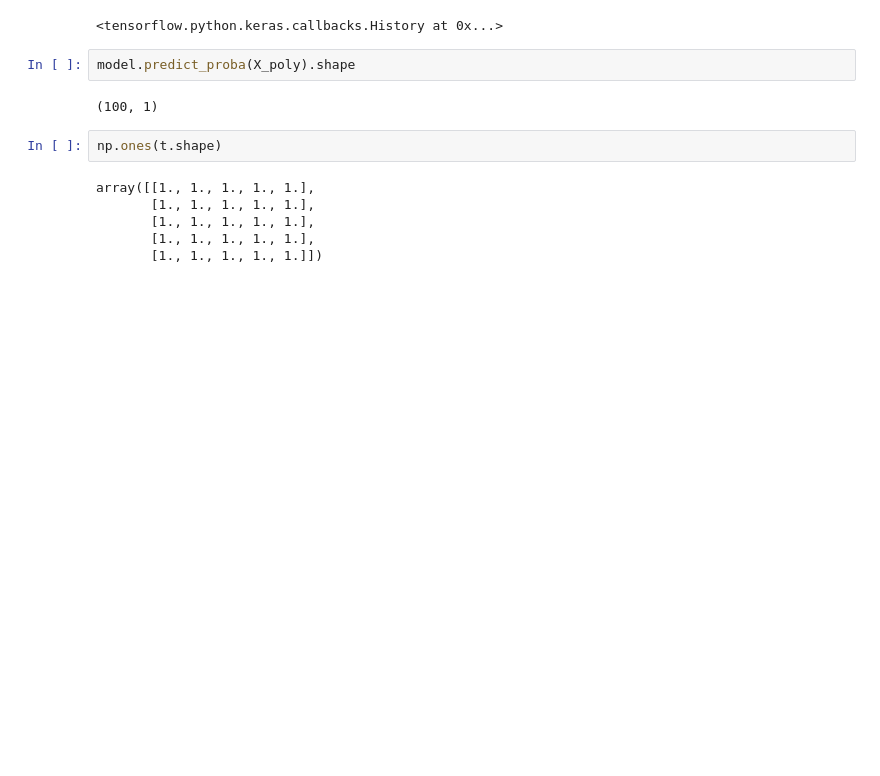
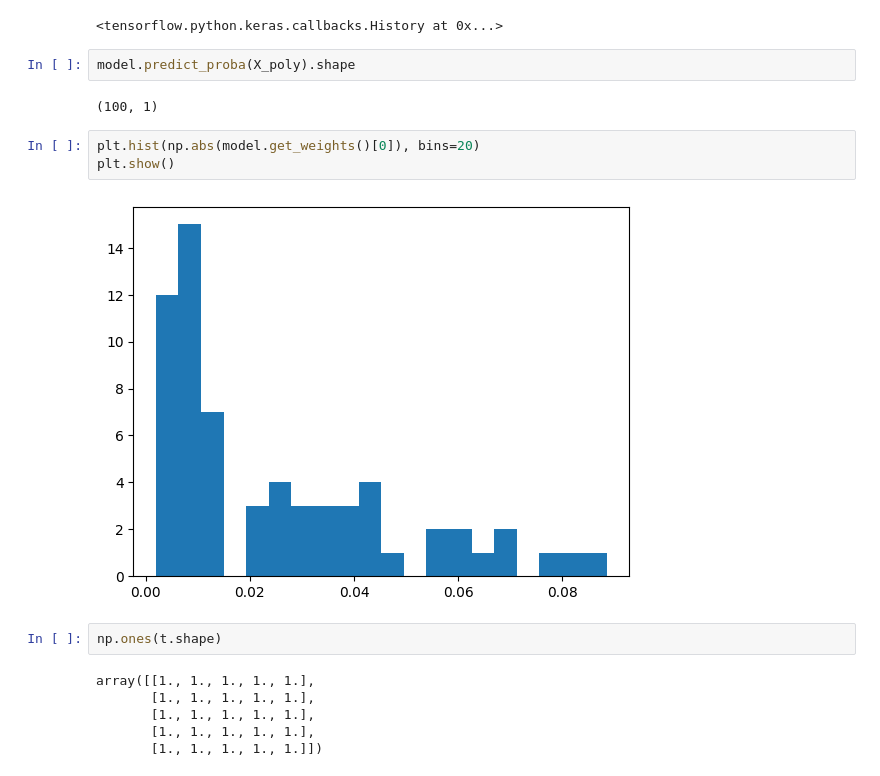
Before and after one commit to lab-ml-itba/regresion-logistica-Keras, a Jupyter notebook: 02-LR-Feat-Eng-overfitting.ipynb, the cells around one changed output. Cells and saved outputs as stored; diff of their text form; blank space fills up the shorter version.

```diff
--- a/02-LR-Feat-Eng-overfitting.ipynb
+++ b/02-LR-Feat-Eng-overfitting.ipynb
@@ -177,6 +177,11 @@ model.fit(X_poly, y, epochs=1, verbose=1, callbacks=[plotCallback], batch_size=b
 model.predict_proba(X_poly).shape
 # %% [output]
 (100, 1)
+# %%
+plt.hist(np.abs(model.get_weights()[0]), bins=20)
+plt.show()
+# %% [output]
+[figure, added]
 # %%
 np.ones(t.shape)
 # %% [output]
```
Also changed, not shown: parts of 7 cells of this notebook, 2 other files.
